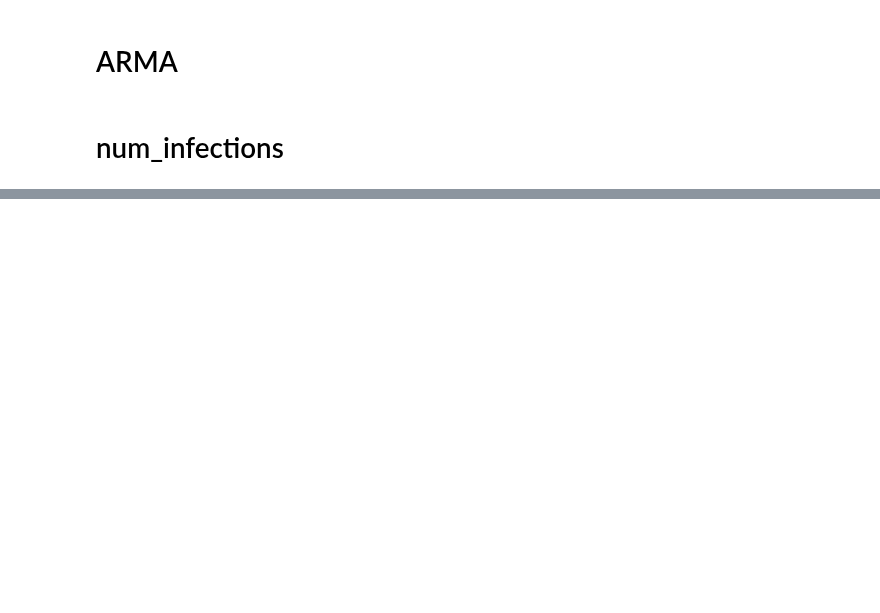
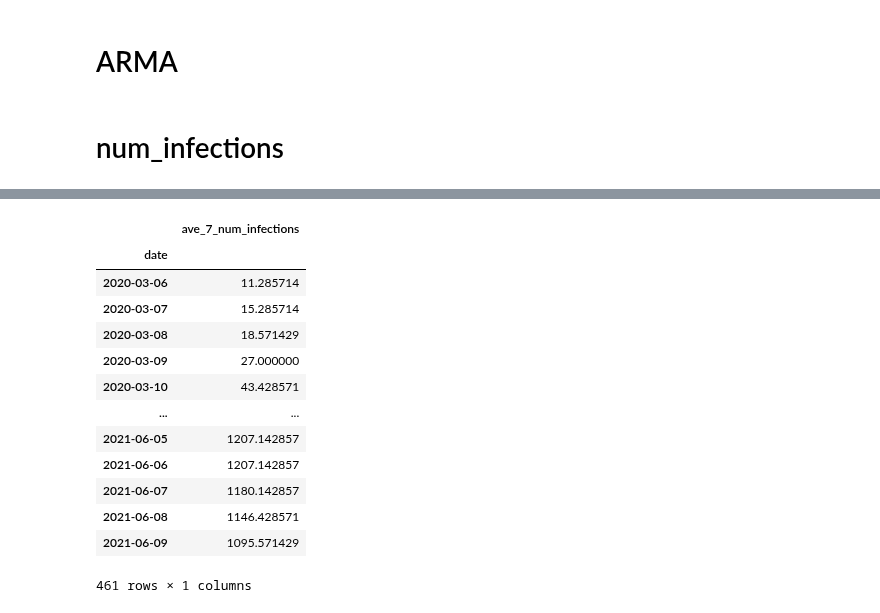
Before and after one commit to ffreire92/final_project, a Jupyter notebook: notebooks/Modules_2.ipynb, the cells around one changed output, grey strips where cells are left out. Cells and saved outputs as stored; diff of their text form; code cells hidden in the pictures; blank space fills up the shorter version.

```diff
--- a/notebooks/Modules_2.ipynb
+++ b/notebooks/Modules_2.ipynb
@@ -137,0 +138,19 @@ infections
+# %%
+train, test = infections[:-1], infections[-1:]
+# %%
+train
+# %% [output]
+|  | ave_7_num_infections |
+| date |  |
+| 2020-03-06 | 11.285714 |
+| 2020-03-07 | 15.285714 |
+| 2020-03-08 | 18.571429 |
+| 2020-03-09 | 27.000000 |
+| 2020-03-10 | 43.428571 |
+| ... | ... |
+| 2021-06-05 | 1207.142857 |
+| 2021-06-06 | 1207.142857 |
+| 2021-06-07 | 1180.142857 |
+| 2021-06-08 | 1146.428571 |
+| 2021-06-09 | 1095.571429 |
+461 rows × 1 columns
```
Also changed, not shown: parts of 42 cells of this notebook.
